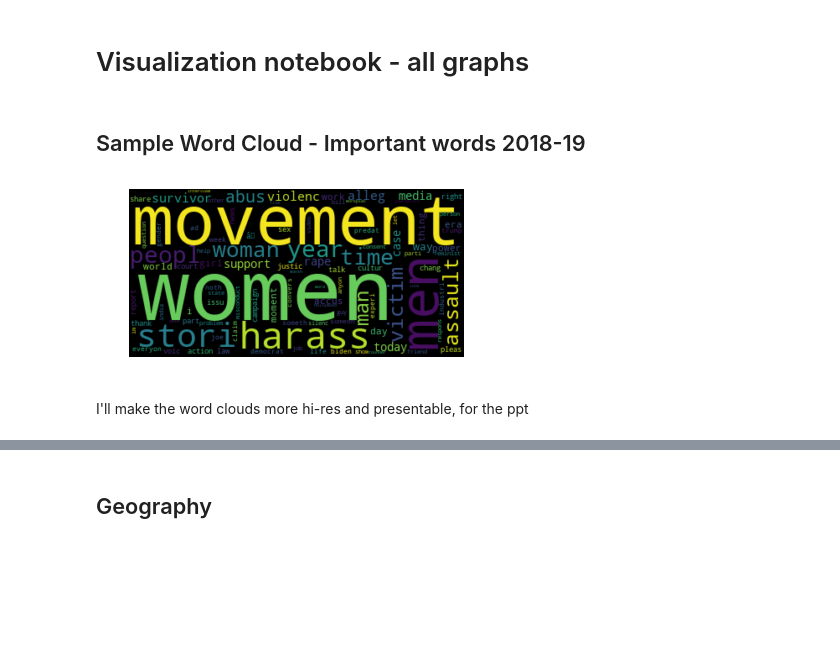
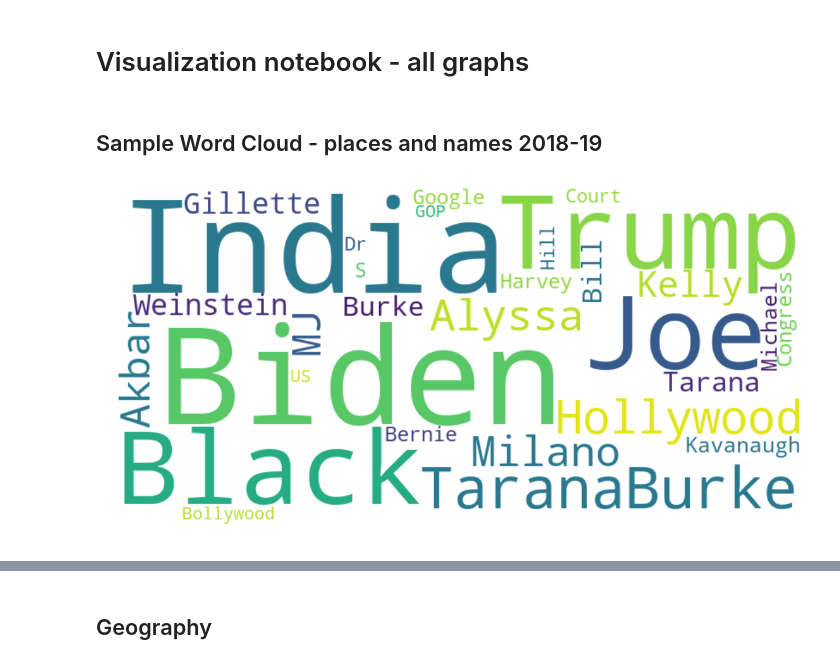
Before and after one commit to ktl014/MeToo, a Jupyter notebook: visualize_notebook.ipynb, the cells around one changed output, grey strips where cells are left out. Saved outputs shown, nothing was run; the diff lists cells and outputs as text; code cells hidden in the pictures; blank space fills up the shorter version.

Commit message:
Add files via upload
Improved wordcloud, bar graph of names and places, sample tweets-over-time graph

```diff
--- a/visualize_notebook.ipynb
+++ b/visualize_notebook.ipynb
@@ -1,18 +1,18 @@
 # %% [markdown]
 # Visualization notebook - all graphs
 # %% [markdown]
-## Sample Word Cloud - Important words 2018-19
+## Sample Word Cloud - places and names 2018-19
 # %%
 import freq_dict
 import matplotlib.pyplot as plt
 from wordcloud import WordCloud
 from PIL import Image
 %matplotlib inline
-wordcloud = WordCloud().generate_from_frequencies(freq_dict.freq_dict('tweet_2018_to_2019_with_hashtags.csv'))
+names_18_19 = freq_dict.freq_dict(['datasets/tweet_2018_to_2019_with_hashtags.csv'],noun_type='proper')
+wordcloud = WordCloud(width=800, height=400,max_words=30, background_color="white").generate_from_frequencies(dict(names_18_19))
+plt.figure(figsize=(20,10))
 plt.imshow(wordcloud, interpolation='bilinear')
 plt.axis("off")
 plt.show()
 # %% [output]
-[figure, old version]
+[figure, new version]
-# %% [markdown]
-I'll make the word clouds more hi-res and presentable, for the ppt
```
Also changed, not shown: parts of 10 cells of this notebook.
